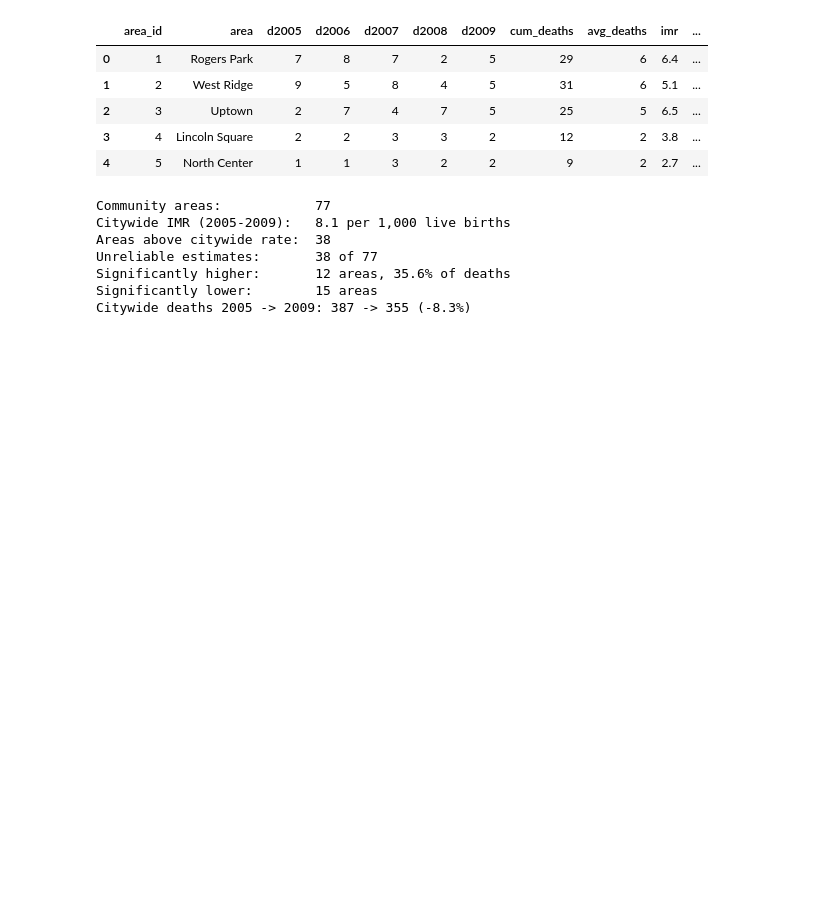
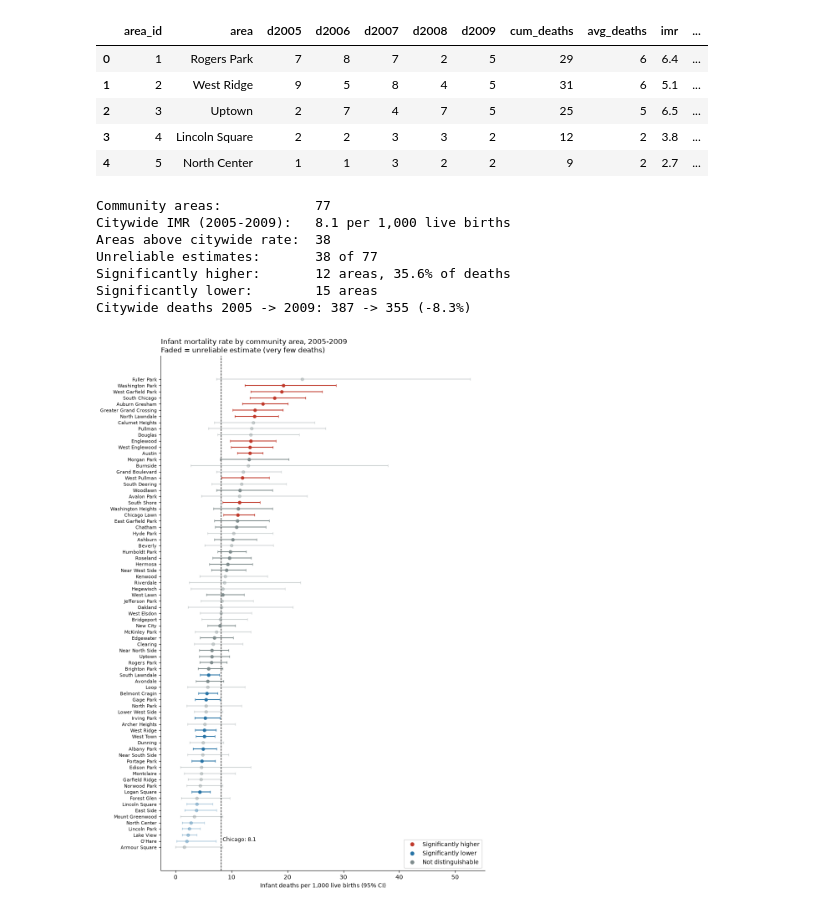
Before and after one commit to ItsUgesh/data-visualization, a Jupyter notebook: infant-mortality-in-chicago.ipynb, the cells around one changed output. Drawn from its saved outputs; the diff is of its cells as text; code cells hidden in the pictures; blank space fills up the shorter version.

```diff
--- a/infant-mortality-in-chicago.ipynb
+++ b/infant-mortality-in-chicago.ipynb
@@ -58,3 +58,25 @@ Unreliable estimates:       38 of 77
 Significantly higher:       12 areas, 35.6% of deaths
 Significantly lower:        15 areas
 Citywide deaths 2005 -> 2009: 387 -> 355 (-8.3%)
+# %%
+d = df.sort_values("imr").reset_index(drop=True)
+fig, ax = plt.subplots(figsize=(10, 16))
+for i, r in d.iterrows():
+    ax.errorbar(r["imr"], i,
+                xerr=[[r["imr"] - r["ci_low"]], [r["ci_high"] - r["imr"]]],
+                fmt="o", color=COLORS[r["status"]], ecolor=COLORS[r["status"]],
+                alpha=1.0 if r["reliable"] else 0.35, capsize=2, ms=5)
+ax.axvline(CITY_IMR, color="black", ls="--", lw=1)
+ax.text(CITY_IMR + 0.3, 1, f"Chicago: {CITY_IMR}", fontsize=9)
+ax.set_yticks(range(len(d)))
+ax.set_yticklabels(d["area"], fontsize=8)
+ax.set_xlabel("Infant deaths per 1,000 live births (95% CI)")
+ax.set_title("Infant mortality rate by community area, 2005-2009\n"
+             "Faded = unreliable estimate (very few deaths)", loc="left")
+for label, c in COLORS.items():
+    ax.plot([], [], "o", color=c, label=label)
+ax.legend(loc="lower right")
+sns.despine()
+fig.savefig(FIG_DIR / "01_ranked_rates_with_ci.png", dpi=200, bbox_inches="tight")
+# %% [output]
+[figure, added]
```
Also changed, not shown: 1 other file.
